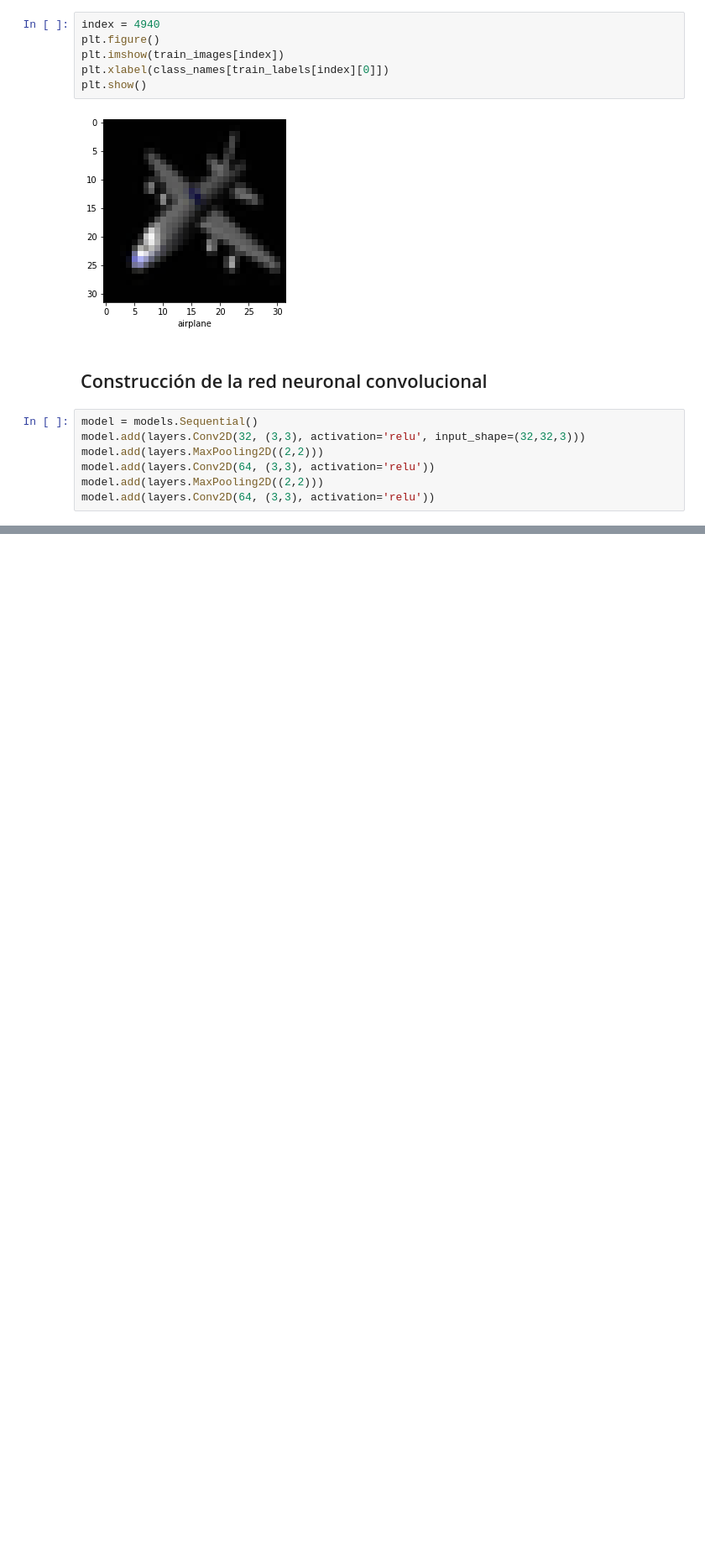
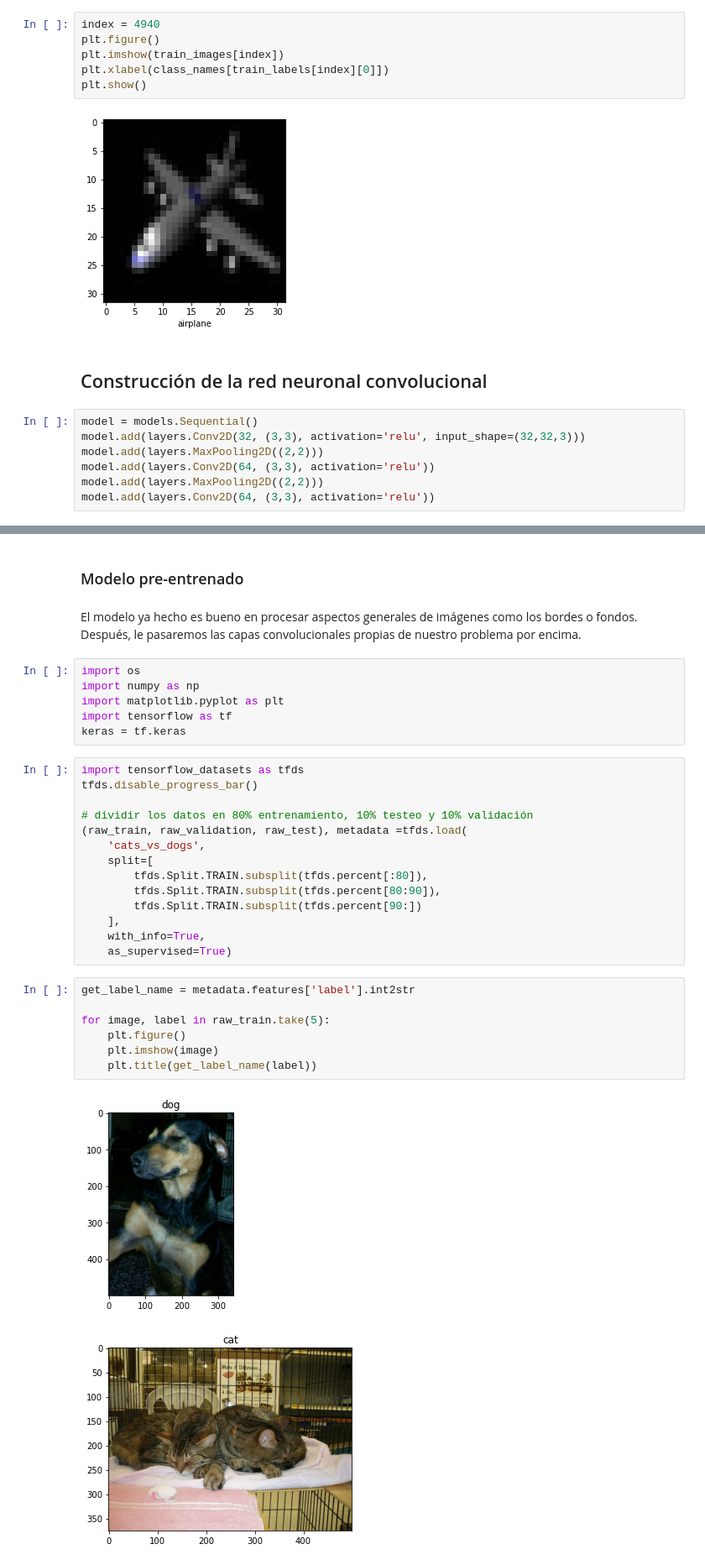
Before and after one commit to jaimeleet6/tensorflow, a Jupyter notebook: Modulo 4 - Deep Computer Vision.ipynb, the cells around one changed output, grey strips where cells are left out. Shown at 84% size. Drawn from its saved outputs; the diff is of its cells as text; blank space fills up the shorter version.

```diff
--- a/Modulo 4 - Deep Computer Vision.ipynb
+++ b/Modulo 4 - Deep Computer Vision.ipynb
@@ -38,0 +175,34 @@ model.add(layers.Conv2D(64, (3,3), activation='relu'))
+# %% [markdown]
+### Modelo pre-entrenado
+# %% [markdown]
+El modelo ya hecho es bueno en procesar aspectos generales de imágenes como los bordes o fondos. Después, le pasaremos las capas convolucionales propias de nuestro problema por encima.
+# %%
+import os
+import numpy as np
+import matplotlib.pyplot as plt
+import tensorflow as tf
+keras = tf.keras
+# %%
+import tensorflow_datasets as tfds
+tfds.disable_progress_bar()
+
+# dividir los datos en 80% entrenamiento, 10% testeo y 10% validación
+(raw_train, raw_validation, raw_test), metadata =tfds.load(
+    'cats_vs_dogs',
+    split=[
+        tfds.Split.TRAIN.subsplit(tfds.percent[:80]),
+        tfds.Split.TRAIN.subsplit(tfds.percent[80:90]),
+        tfds.Split.TRAIN.subsplit(tfds.percent[90:])
+    ],
+    with_info=True,
+    as_supervised=True)
+# %%
+get_label_name = metadata.features['label'].int2str
+
+for image, label in raw_train.take(5):
+    plt.figure()
+    plt.imshow(image)
+    plt.title(get_label_name(label))
+# %% [output]
+[figure, added]
+[figure, added]
```
Also changed, not shown: parts of 41 cells of this notebook, 1 other file.
